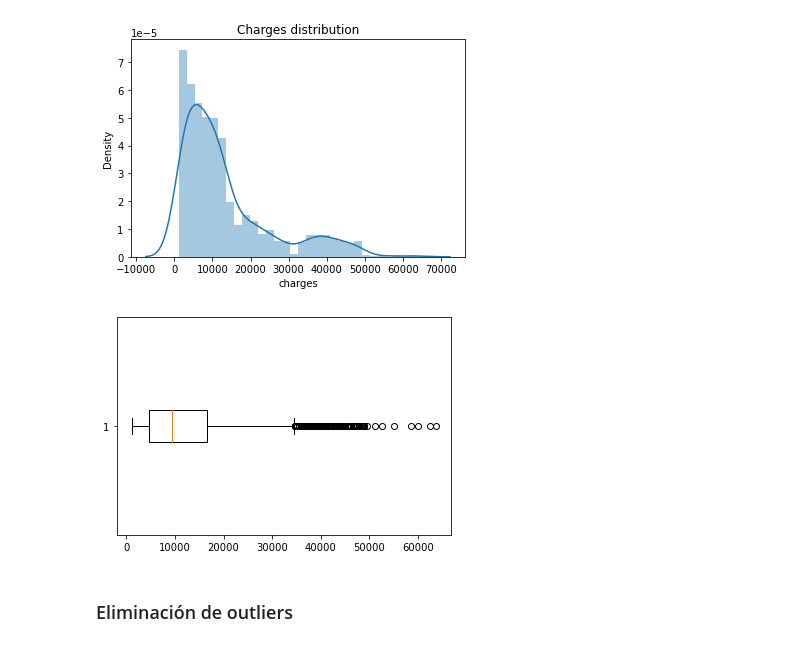
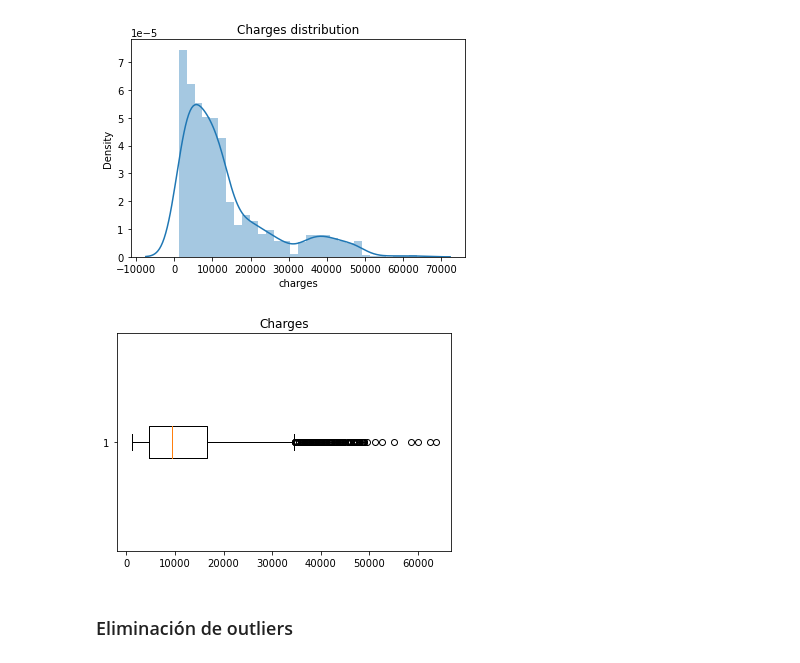
Before and after one commit to SaulGQB/Aprendizaje-Automatico-Proyecto-1, a Jupyter notebook: 2. Implementación de las funciones en (A).ipynb, the cells around one changed output. Saved outputs shown, nothing was run; the diff lists cells and outputs as text; code cells hidden in the pictures.

```diff
--- a/2. Implementación de las funciones en (A).ipynb
+++ b/2. Implementación de las funciones en (A).ipynb
@@ -173,9 +173,10 @@ plt.show()
 [figure]
 # %%
 plt.boxplot(df['charges'], vert=False)
+plt.title('Charges')
 plt.show()
 # %% [output]
-[figure, old version]
+[figure, new version]
 # %% [markdown]
 ### Eliminación de outliers
 # %% [markdown]
```
Also changed, not shown: parts of 19 cells of this notebook, 1 other file.
